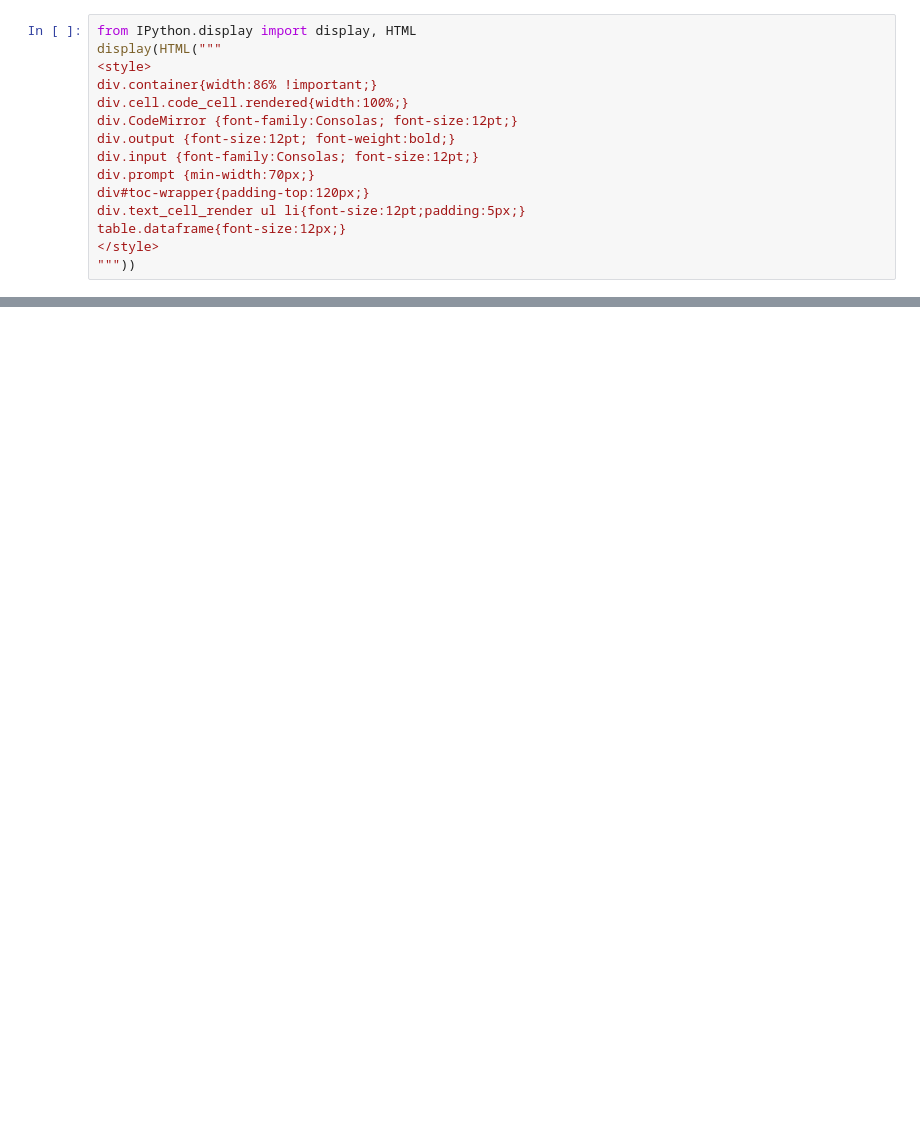
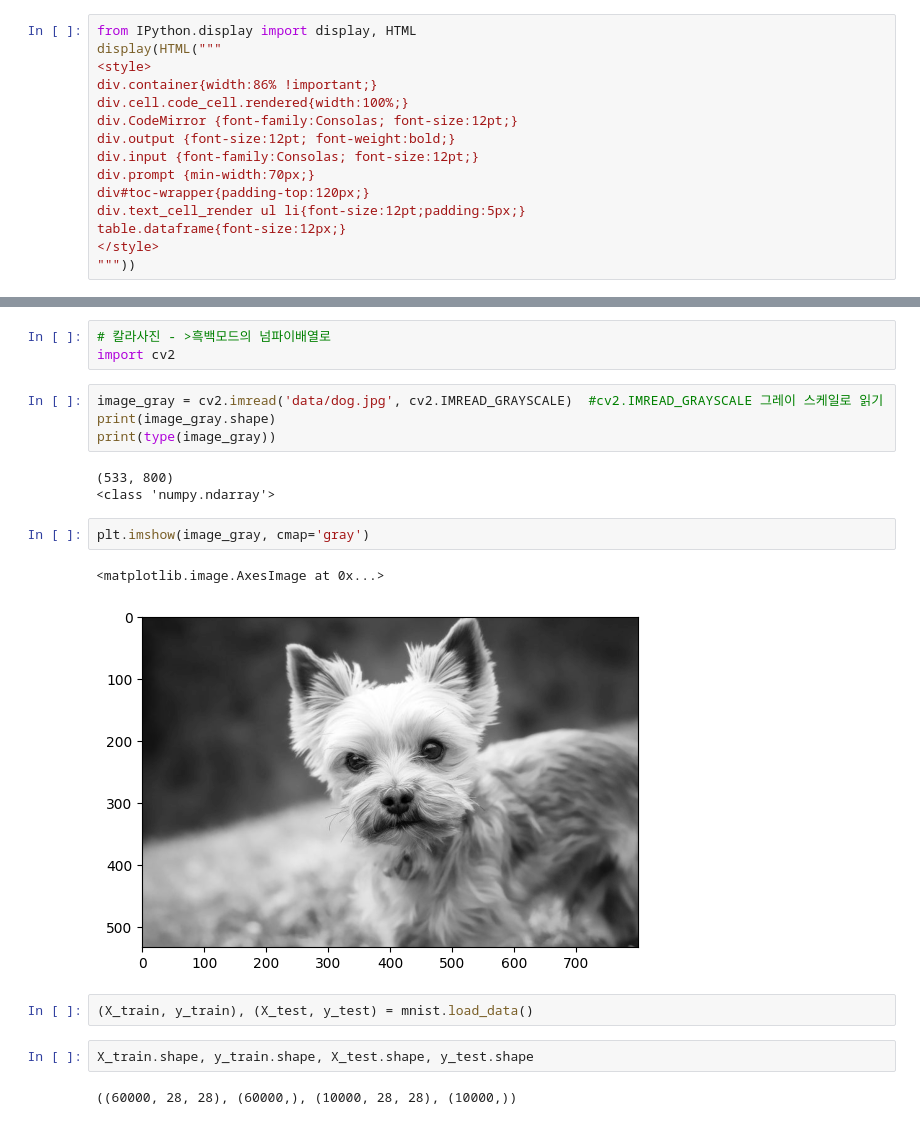
Before and after one commit to jsa3338/AI-X, a Jupyter notebook: source/05_DeepLearning/08_DNN(딥러닝)_MNIST(손글씨 데이터).ipynb, the cells around one changed output, grey strips where cells are left out. Saved outputs shown, nothing was run; the diff lists cells and outputs as text; blank space fills up the shorter version.

Commit message:
0613_ac_DNN_MNIST+WineClass다중분류실습

```diff
--- a/source/05_DeepLearning/08_DNN(딥러닝)_MNIST(손글씨 데이터).ipynb
+++ b/source/05_DeepLearning/08_DNN(딥러닝)_MNIST(손글씨 데이터).ipynb
@@ -24,0 +113,21 @@ plt.imshow(img)
+# %%
+# 칼라사진 - >흑백모드의 넘파이배열로
+import cv2
+# %%
+image_gray = cv2.imread('data/dog.jpg', cv2.IMREAD_GRAYSCALE)  #cv2.IMREAD_GRAYSCALE 그레이 스케일로 읽기
+print(image_gray.shape)
+print(type(image_gray))
+# %% [output]
+(533, 800)
+<class 'numpy.ndarray'>
+# %%
+plt.imshow(image_gray, cmap='gray')
+# %% [output]
+<matplotlib.image.AxesImage at 0x...>
+[figure, added]
+# %%
+(X_train, y_train), (X_test, y_test) = mnist.load_data()
+# %%
+X_train.shape, y_train.shape, X_test.shape, y_test.shape
+# %% [output]
+((60000, 28, 28), (60000,), (10000, 28, 28), (10000,))
```
Also changed, not shown: parts of 44 cells of this notebook, 44 other files.
